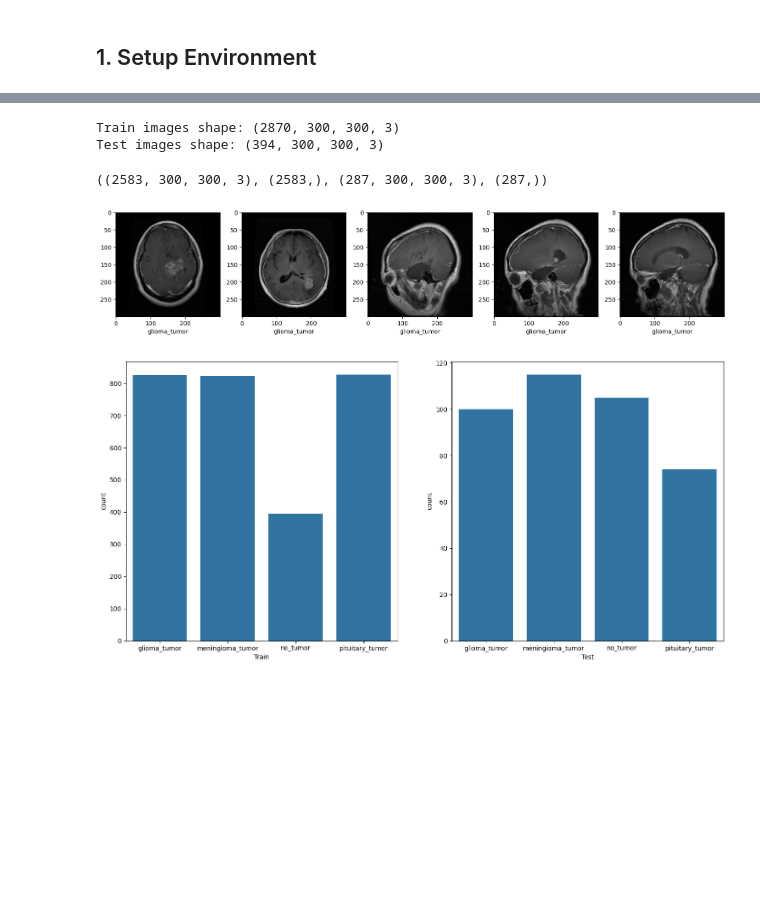
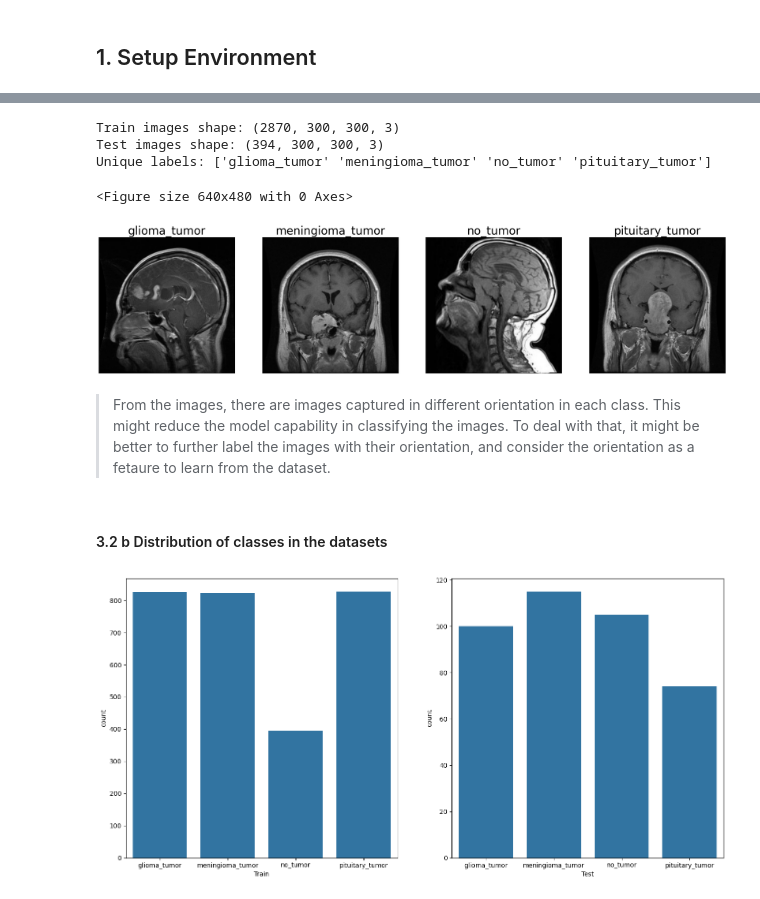
Before and after one commit to Oikiy/Brain_tumor_remote, a Jupyter notebook: Notebook.ipynb, the cells around one changed output, grey strips where cells are left out. Drawn from its saved outputs; the diff is of its cells as text; code cells hidden in the pictures; blank space fills up the shorter version.

```diff
--- a/Notebook.ipynb
+++ b/Notebook.ipynb
@@ -117,10 +133,0 @@ Test images shape: (394, 300, 300, 3)
-# %%
-img_datagen = ImageDataGenerator(
-    rotation_range=30,
-    width_shift_range=0.1,
-    height_shift_range=0.1,
-    zoom_range=0.2,
-    horizontal_flip=True)
-
-img_datagen.fit(train_img)
-img_datagen.fit(test_img)
@@ -128,26 +140,39 @@ img_datagen.fit(test_img)
 # Display the shape of the images
 print(f"Train images shape: {train_img.shape}")
 print(f"Test images shape: {test_img.shape}")
+
+# Display an image from each of the classes in the training set
+unique_labels = np.unique(train_labels)
+print(f"Unique labels: {unique_labels}")
 # %% [output]
 Train images shape: (2870, 300, 300, 3)
 Test images shape: (394, 300, 300, 3)
+Unique labels: ['glioma_tumor' 'meningioma_tumor' 'no_tumor' 'pituitary_tumor']
-# %%
-train_x, val_x, train_y, val_y = train_test_split(np.array(train_img), np.array(train_labels), test_size = 0.1)
-train_x.shape, train_y.shape, val_x.shape, val_y.shape
-# %% [output]
-((2583, 300, 300, 3), (2583,), (287, 300, 300, 3), (287,))
-# %%
-plt.figure(figsize = (15,15));
-for i,j in enumerate(train_img):
-    if i<5:
-        plt.subplot(1,5,i+1)
-        plt.imshow(j);
-        plt.xlabel(train_labels[i]);
-        plt.tight_layout()
-    else:
-        break
-# %% [output]
-[figure, removed]
+# %%
+# Adjust subplot parameters to prevent overlap
+plt.subplots_adjust(wspace=0.4)  # Adjust the width spacing between subplots
+
+# Set the figure size
+plt.figure(figsize=(30, 30))
+
+# Display an image from each of the classes in the training set
+for i, label in enumerate(unique_labels):
+    matching_indices = [j for j, x in enumerate(train_labels) if x == label]
+    if matching_indices:
+        random_index = np.random.choice(matching_indices)
+        plt.subplot(1, 4, i+1)
+        plt.imshow(train_img[random_index])
+        plt.title(label, fontsize=30)
+        plt.axis('off')
+    else:
+        print(f"No images found for label {label}")
+# %% [output]
+<Figure size 640x480 with 0 Axes>
+[figure, added]
+# %% [markdown]
+> From the images, there are images captured in different orientation in each class. This might reduce the model capability in classifying the images. To deal with that, it might be better to further label the images with their orientation, and consider the orientation as a fetaure to learn from the dataset.
+# %% [markdown]
+#### 3.2 b Distribution of classes in the datasets
 # %%
 plt.figure(figsize = (17,8));
 lis = ['Train', 'Test']
```
Also changed, not shown: parts of 59 cells of this notebook, 12 other files.
